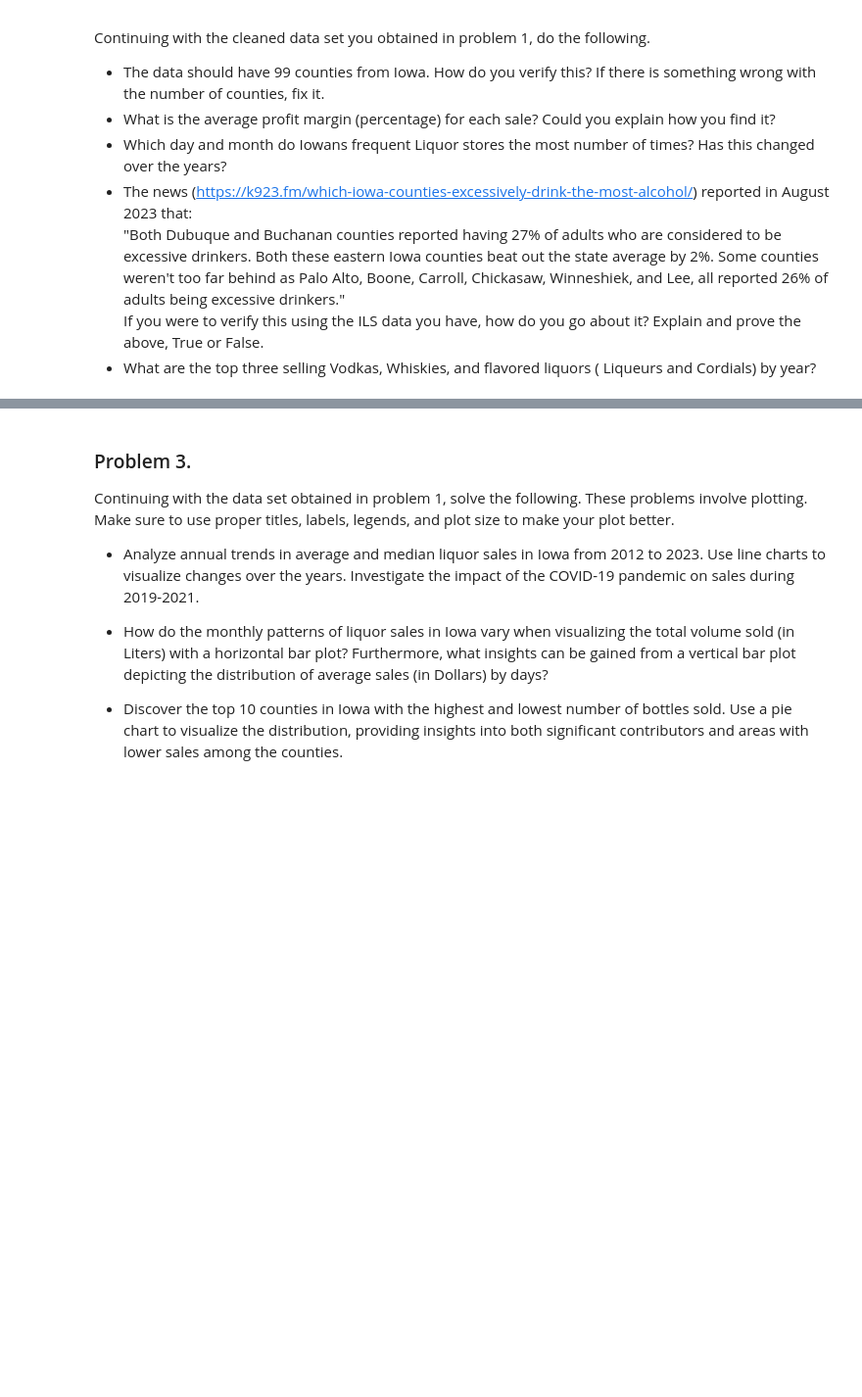
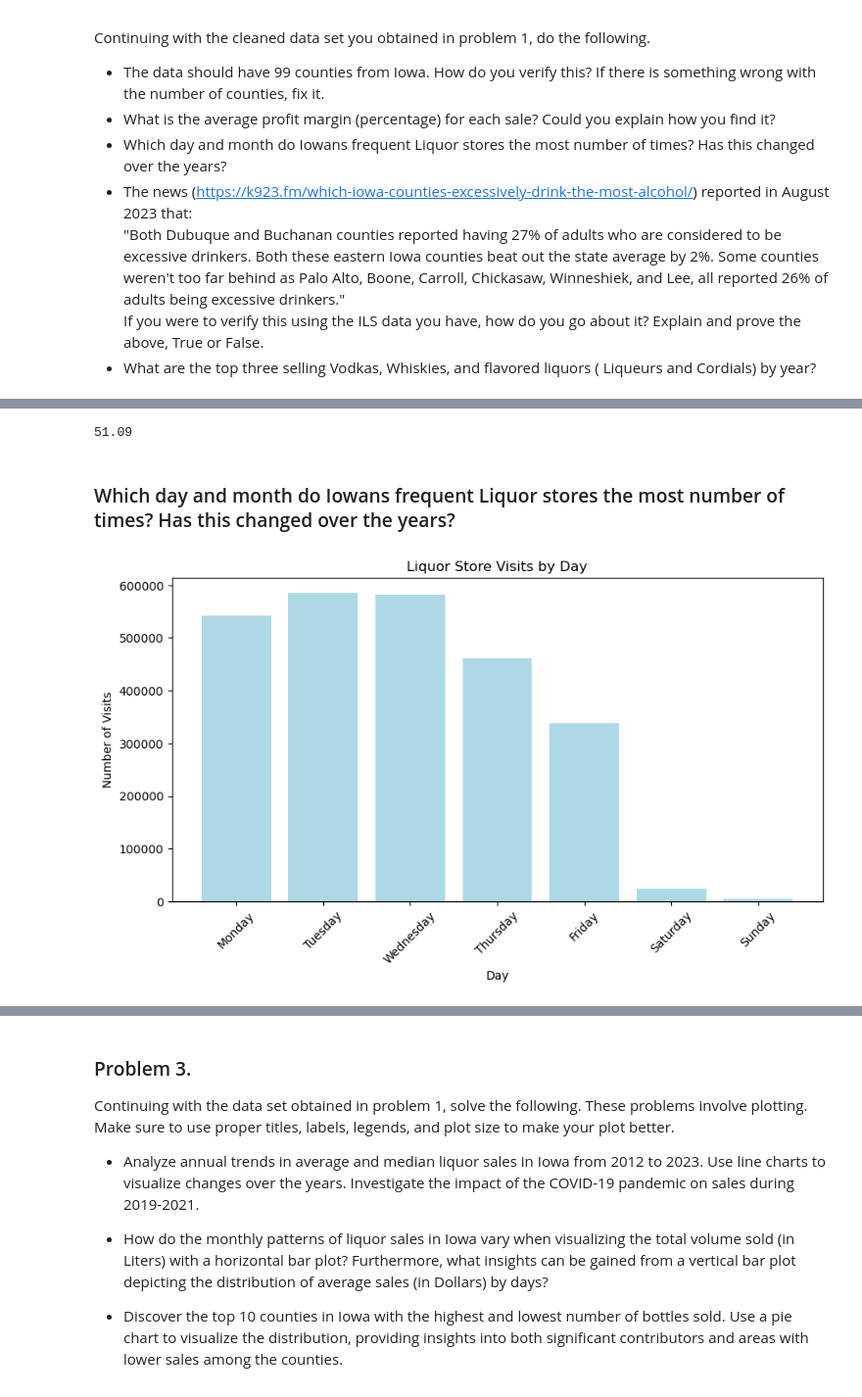
Before and after one commit to gabriel-ferreira-life/546_advanced_business_analytics, a Jupyter notebook: homework/homework_1/HW1_Solutions_GF.ipynb, the cells around one changed output, grey strips where cells are left out. Shown at 98% size. Cells and saved outputs as stored; diff of their text form; code cells hidden in the pictures; blank space fills up the shorter version.

```diff
--- a/homework/homework_1/HW1_Solutions_GF.ipynb
+++ b/homework/homework_1/HW1_Solutions_GF.ipynb
@@ -341,0 +380,5 @@ If you were to verify this using the ILS data you have, how do you go about it?
+# %%
+ils_processed['sale_cost'] = ils_processed['bottles_sold'] * ils_processed['state_bottle_cost']
+ils_processed['profit_percentage'] = ((ils_processed['sale_dollars'] -  ils_processed['sale_cost']) / ils_processed['sale_cost']) * 100
+# ils_processed = ils_processed[ils_processed['bottles_sold'] != 0]
+ils_processed.head()
@@ -341,0 +423,44 @@ If you were to verify this using the ILS data you have, how do you go about it?
+# %%
+# remediating bottles_sold == 0
+ils_processed['bottles_sold'] = np.where(((ils_processed['bottles_sold'] == 0)
+                                             & (ils_processed['sale_dollars'] != 0)
+                                             & (ils_processed['state_bottle_retail'] != 0)),
+                                             (ils_processed['sale_dollars']/ils_processed['state_bottle_retail']),
+                                             ils_processed['bottles_sold'])
+ils_processed = ils_processed[ils_processed['bottles_sold'] != 0]
+
+# Recaculating profit margin
+ils_processed['sale_cost'] = ils_processed['bottles_sold'] * ils_processed['state_bottle_cost']
+ils_processed['profit_percentage'] = ((ils_processed['sale_dollars'] -  ils_processed['sale_cost']) / ils_processed['sale_cost']) * 100
+
+# Display average profit margin per sell
+round(ils_processed['profit_percentage'].mean(), 2)
+# %% [output]
+51.09
+# %% [markdown]
+### Which day and month do Iowans frequent Liquor stores the most number of times? Has this changed over the years?
+# %%
+import matplotlib.pyplot as plt
+
+# Group data by day_name and count occurrences
+grouped_data_day = ils_processed.groupby('day_name').size().reset_index(name='count')
+
+# Define order for days of the week
+day_order = ['Monday', 'Tuesday', 'Wednesday', 'Thursday', 'Friday', 'Saturday', 'Sunday']
+
+# Apply the custom order to the 'day_name' column
+grouped_data_day['day_name'] = pd.Categorical(grouped_data_day['day_name'], categories=day_order, ordered=True)
+
+# Sort the data based on the custom day order
+grouped_data_day = grouped_data_day.sort_values('day_name')
+
+# Plot the data after grouping
+plt.figure(figsize=(10, 5))
+plt.bar(grouped_data_day['day_name'], grouped_data_day['count'], color='lightblue')
+plt.title('Liquor Store Visits by Day')
+plt.xlabel('Day')
+plt.ylabel('Number of Visits')
+plt.xticks(rotation=45)
+plt.show()
+# %% [output]
+[figure, added]
```
Also changed, not shown: parts of 60 cells of this notebook.
